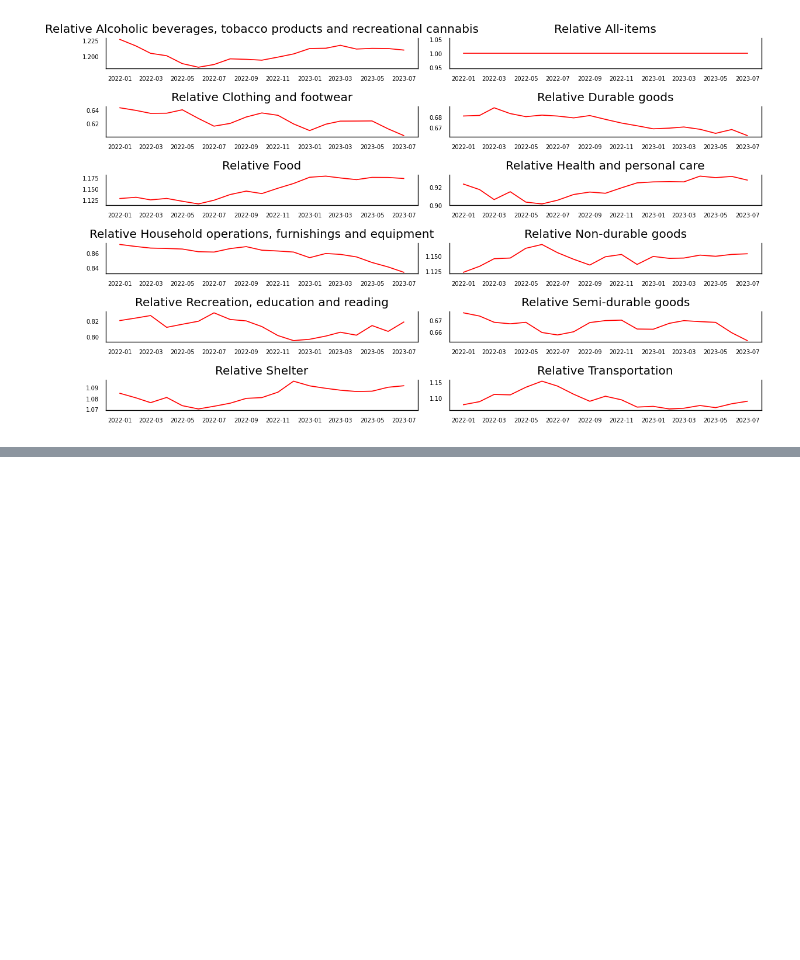
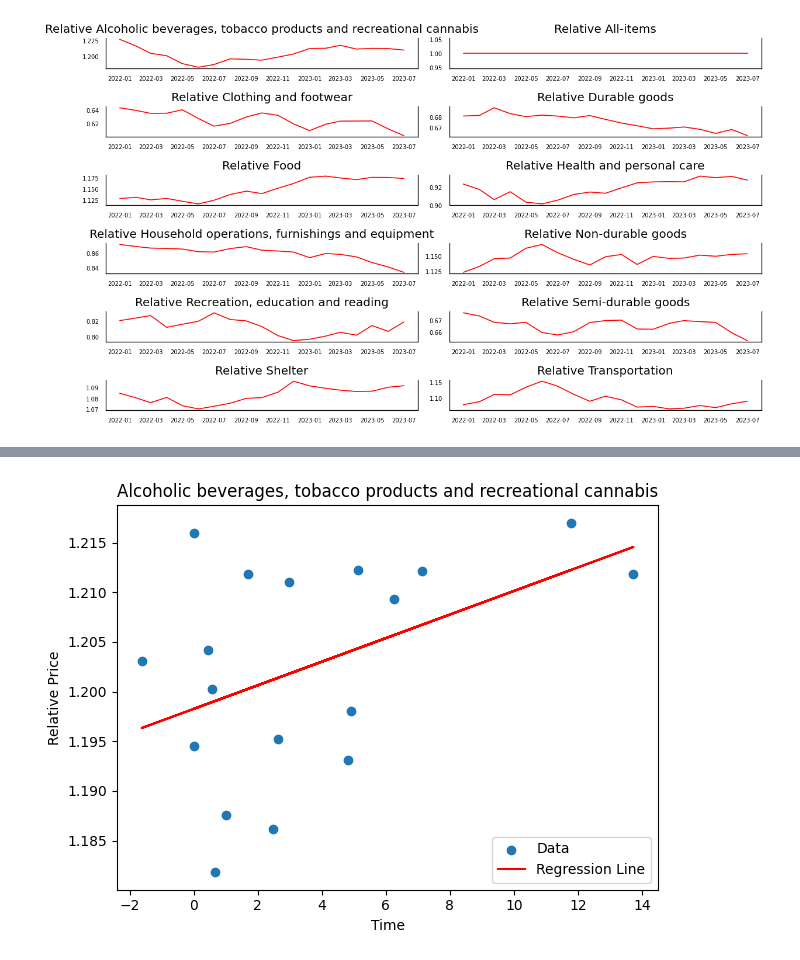
Before and after one commit to WilliamClintC/Bank-of-canada-residuals-inflation, a Jupyter notebook: Untitled-1.ipynb, the cells around one changed output, grey strips where cells are left out. Saved outputs shown, nothing was run; the diff lists cells and outputs as text; code cells hidden in the pictures; blank space fills up the shorter version.

```diff
--- a/Untitled-1.ipynb
+++ b/Untitled-1.ipynb
@@ -39,6 +39,5 @@ end_date = pd.Timestamp.now()
 
 # Filter the DataFrame based on the date range
 filtered_df = df.loc[start_date:end_date]
-
+df_original=filtered_df
 df=filtered_df
-df
@@ -198,0 +170,9 @@ See the caveats in the documentation: https://pandas.pydata.org/pandas-docs/stab
+# %%
+merged_df = pd.concat([df_relative.iloc[:, 0], df_inflation.iloc[:, 0]], axis=1)
+merged_df = merged_df.dropna()
+merged_df
+df=merged_df
+df['Time'] = range(len(df))
+df
+column_names = df.columns
+df
@@ -198,0 +198,25 @@ See the caveats in the documentation: https://pandas.pydata.org/pandas-docs/stab
+# %%
+from scipy.stats import linregress
+
+# Calculate linear regression
+slope, intercept, r_value, p_value, std_err = linregress(df[column_names[2]] * df[column_names[1]], df[column_names[0]]) #time*inflation, relative
+
+# Calculate predicted values
+predicted_values = slope * df[column_names[2]] * df[column_names[1]] + intercept #time*inflation
+
+column_names_original=df_original.columns
+# Calculate residuals
+df['Residuals '+ column_names_original[0]] = df[column_names[0]] - predicted_values
+
+
+# Scatter plot of Time vs. Relative with Residuals
+plt.scatter(df[column_names[2]]* df[column_names[1]], df[column_names[0]], label='Data')
+plt.plot(df[column_names[2]]* df[column_names[1]], predicted_values, color='red', label='Regression Line')
+plt.xlabel('Time')
+plt.ylabel('Relative Price')
+plt.title('Alcoholic beverages, tobacco products and recreational cannabis')
+plt.legend()
+plt.tight_layout()
+plt.show()
+# %% [output]
+[figure, added]
```
Also changed, not shown: parts of 11 cells of this notebook.
